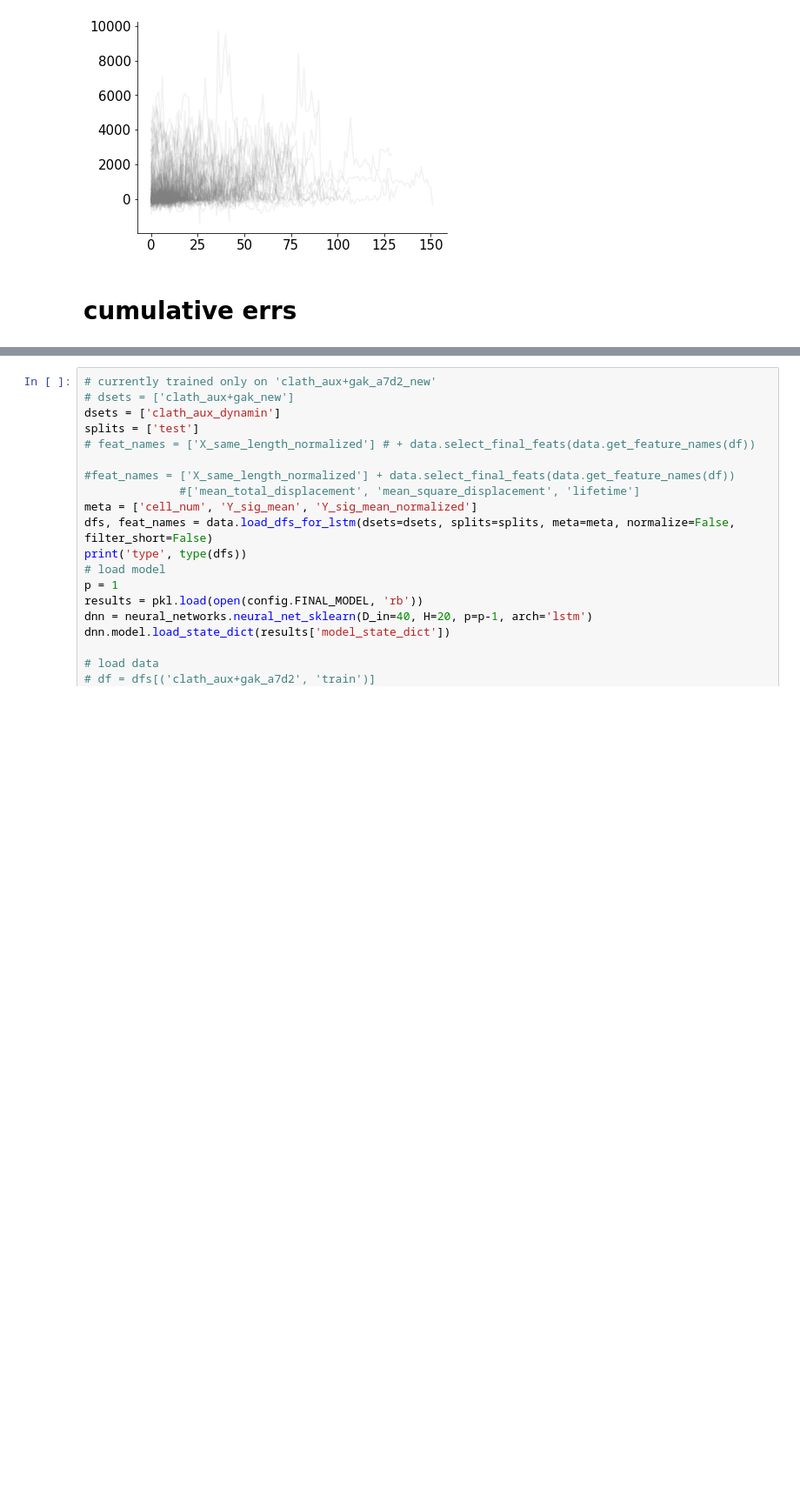
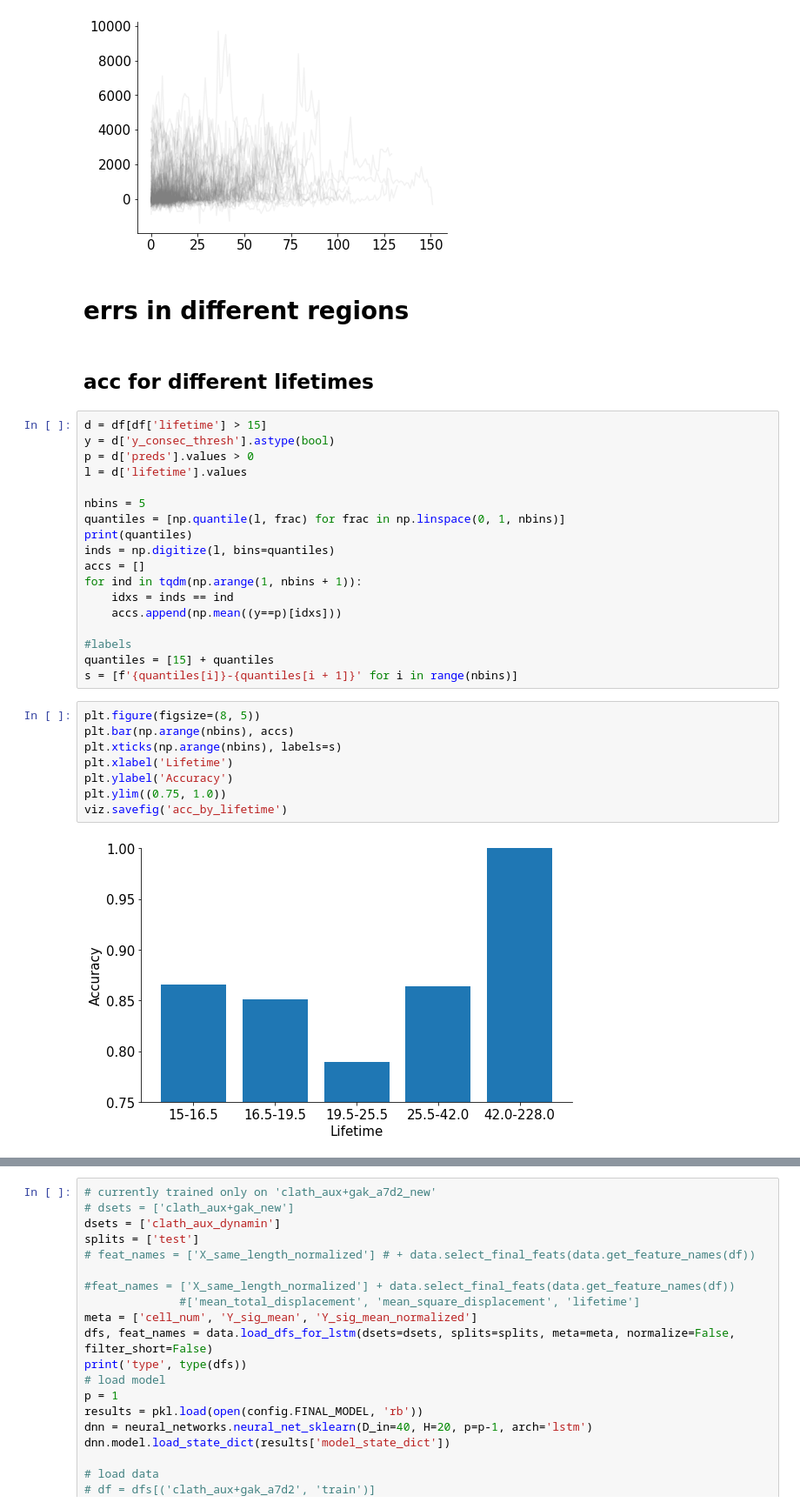
Before and after one commit to Yu-Group/molecular-partner-prediction, a Jupyter notebook: notebooks/07_interpret_errs.ipynb, the cells around one changed output, grey strips where cells are left out. Shown at 87% size. Saved outputs shown, nothing was run; the diff lists cells and outputs as text; blank space fills up the shorter version.

Commit message:
add acc breakdown by lifetime

```diff
--- a/notebooks/07_interpret_errs.ipynb
+++ b/notebooks/07_interpret_errs.ipynb
@@ -211,4 +205,34 @@ for i in range(200):
 # %% [output]
 [figure]
 # %% [markdown]
-# cumulative errs
+# errs in different regions
+# %% [markdown]
+## acc for different lifetimes
+# %%
+d = df[df['lifetime'] > 15]
+y = d['y_consec_thresh'].astype(bool)
+p = d['preds'].values > 0
+l = d['lifetime'].values
+
+nbins = 5
+quantiles = [np.quantile(l, frac) for frac in np.linspace(0, 1, nbins)]
+print(quantiles)
+inds = np.digitize(l, bins=quantiles)
+accs = []
+for ind in tqdm(np.arange(1, nbins + 1)):
+    idxs = inds == ind
+    accs.append(np.mean((y==p)[idxs]))
+
+#labels
+quantiles = [15] + quantiles
+s = [f'{quantiles[i]}-{quantiles[i + 1]}' for i in range(nbins)]
+# %%
+plt.figure(figsize=(8, 5))
+plt.bar(np.arange(nbins), accs)
+plt.xticks(np.arange(nbins), labels=s)
+plt.xlabel('Lifetime')
+plt.ylabel('Accuracy')
+plt.ylim((0.75, 1.0))
+viz.savefig('acc_by_lifetime')
+# %% [output]
+[figure, added]
```
Also changed, not shown: parts of 2 cells of this notebook.
